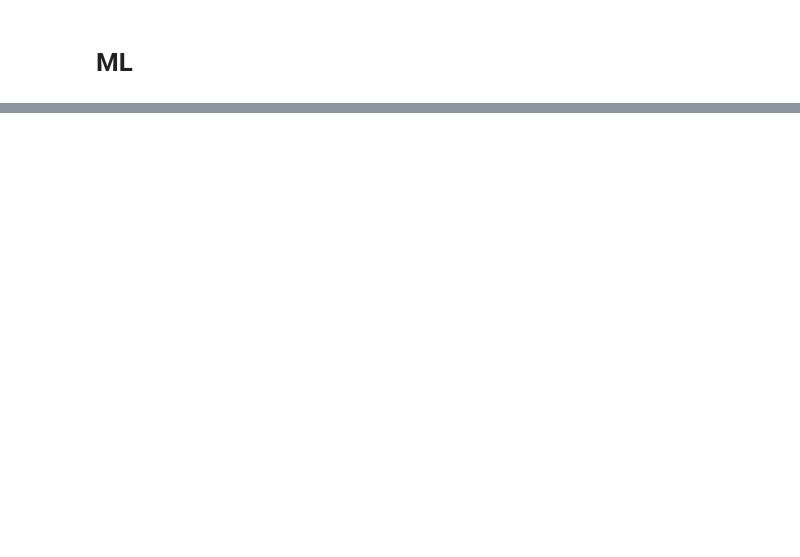
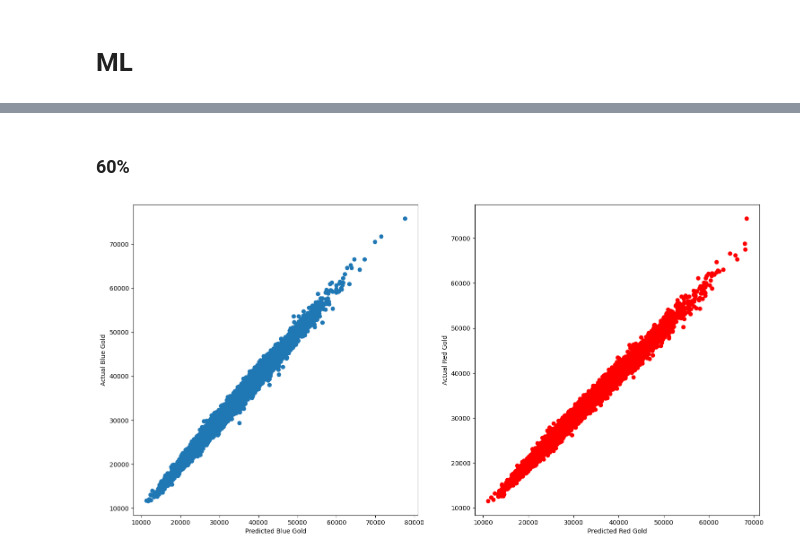
Before and after one commit to t-tony03/EECS3401Final, a Jupyter notebook: gold regression.ipynb, the cells around one changed output, grey strips where cells are left out. Saved outputs shown, nothing was run; the diff lists cells and outputs as text; code cells hidden in the pictures; blank space fills up the shorter version.

```diff
--- a/gold regression.ipynb
+++ b/gold regression.ipynb
@@ -40,2 +92,6 @@ plt.show()
+# %%
+gamesAt20.drop(labels=['fullTimeMin'] , axis=1 , inplace=True)
+gamesAt60.drop(labels=['fullTimeMin'] , axis=1 , inplace=True)
+gamesAt80.drop(labels=['fullTimeMin'] , axis=1 , inplace=True)
 # %% [markdown]
 # ML
@@ -55,0 +120,10 @@ print(xb_train.shape , xb_test.shape , yb_train.shape , yb_test.shape)
+# %%
+xb60 = gamesAt60.drop(['blueTotalGold'] , axis=1)
+yb60 = gamesAt60['blueTotalGold']
+
+xr60 = gamesAt60.drop(['redTotalGold'] , axis=1)
+yr60 = gamesAt60['redTotalGold']
+
+xb_train60 , xb_test60 , yb_train60 , yb_test60 = train_test_split(xb60 , yb60 , test_size=0.2 , random_state=42)
+xr_train60 , xr_test60 , yr_train60 , yr_test60 = train_test_split(xr60 , yr60 , test_size=0.2 , random_state=42)
+print(xb_train60.shape , xb_test60.shape , yb_train60.shape , yb_test60.shape)
@@ -94,0 +175,6 @@ plt.show()
+# %%
+lin_regB60 = LinearRegression()
+lin_regB60.fit(xb_train60 , yb_train60)
+
+lin_regR60 = LinearRegression()
+lin_regR60.fit(xr_train60 , yr_train60)
@@ -94,0 +183,8 @@ plt.show()
+# %%
+lr_yb_pred60 = lin_regB60.predict(xb_test60)
+lr_yr_pred60 = lin_regR60.predict(xr_test60)
+
+lin_mseB60 = mse(yb_test60 , lr_yb_pred60)
+lin_mseR60 = mse(yr_test60 , lr_yr_pred60)
+
+print(lin_mseB60 , lin_mseR60)
@@ -94,0 +235,16 @@ plt.show()
+# %% [markdown]
+### 60%
+# %%
+fig60 , axs60 = plt.subplots(1 , 2 , figsize=(18 , 9))
+
+axs60[0].scatter(lr_yb_pred60 , yb_test60)
+axs60[0].set_ylabel('Actual Blue Gold')
+axs60[0].set_xlabel('Predicted Blue Gold')
+
+axs60[1].scatter(lr_yr_pred60 , yr_test60 , color='red')
+axs60[1].set_ylabel('Actual Red Gold')
+axs60[1].set_xlabel('Predicted Red Gold')
+
+plt.show()
+# %% [output]
+[figure, added]
```
Also changed, not shown: parts of 67 cells of this notebook.
